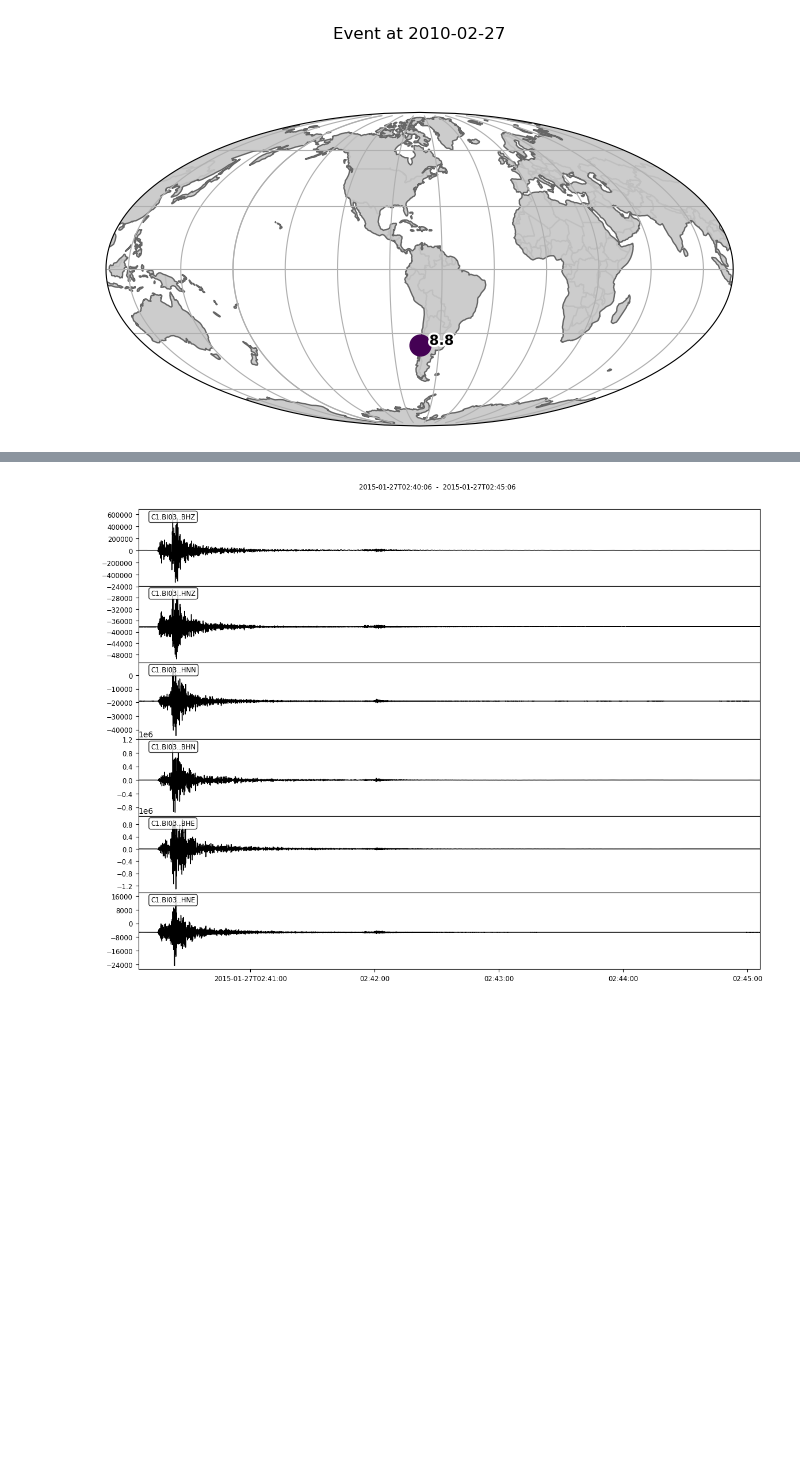
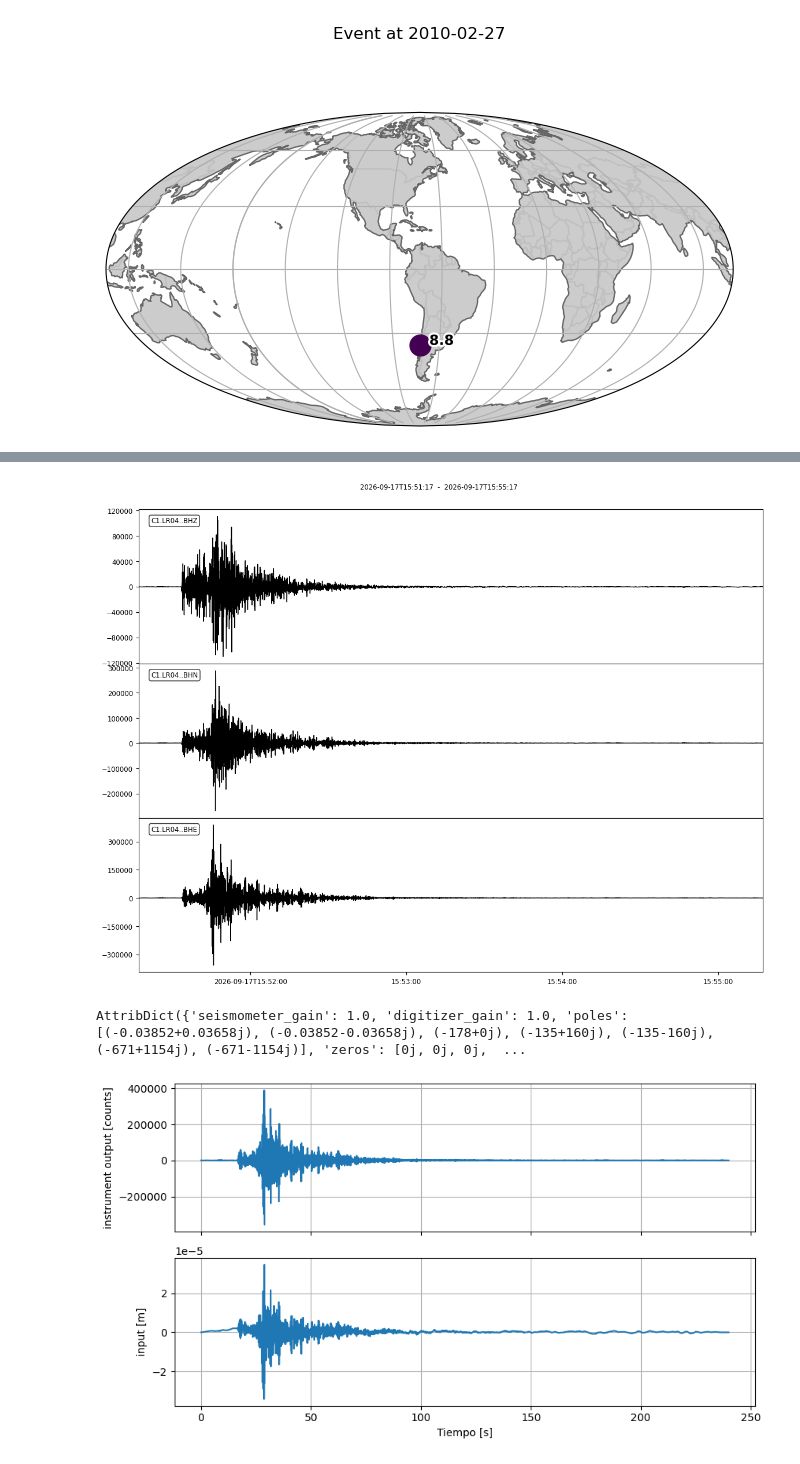
Before and after one commit to CristopherSanchezA/Geofisica-Python, a Jupyter notebook: Análisis_Datos_Sismológicos/ADS_P_02.ipynb, the cells around one changed output, grey strips where cells are left out. Drawn from its saved outputs; the diff is of its cells as text; code cells hidden in the pictures; blank space fills up the shorter version.

```diff
--- a/Análisis_Datos_Sismológicos/ADS_P_02.ipynb
+++ b/Análisis_Datos_Sismológicos/ADS_P_02.ipynb
@@ -82,12 +79,49 @@ out = catalogo.plot()
 # %%
 from obspy import UTCDateTime
 from obspy.clients.fdsn import Client
+from obspy import Trace, UTCDateTime
+import matplotlib.pyplot as plt
+from obspy.io.sac.sacpz import attach_paz
 client = Client("IRIS") # IRIS para obtener datos de estaciones sísmicas de todo el mundo
 
-t = UTCDateTime("2015-01-27T02:40:06")
+t = UTCDateTime("2026-09-17T15:51:17")
 
-st = client.get_waveforms("C1", "BI03", "*", "BH?,HN?", t, t + 300)
+st = client.get_waveforms("C1", "LR04", "*", "BH?", t, t + 180)
 
 f3 = st.plot(equal_scale=False, size=(1200, 900), number_of_ticks=5, show_y_UTC_label=True)
+
+pz_file = "C1_LR04_BHE.PZs.txt"
+
+# 1. Selecciona únicamente la componente a la que corresponde el archivo (BHE)
+tr_e = st.select(channel="BHE")[0]
+
+attach_paz(tr_e, paz_file=pz_file)     # generar tr.stats.paz desde
+paz = tr_e.stats.paz                   # poles, zeros, ganancia
+print(paz)
+
+#tr_instr = tr_e.copy().simulate(paz_remove=paz) #Genera una tr.stats.paz con polos y ceros de la respuesta del instrumento pero irreal, por lo que no se puede usar para simular la señal de entrada.
+
+tr_corregida = tr_e.copy()
+
+# Eliminar nivel continuo (offset DC) y tendencia lineal
+tr_corregida.detrend(type="demean")
+tr_corregida.detrend(type="linear")
+
+# Atenuación cosenoidal en los bordes para evitar artefactos FFT
+tr_corregida.taper(max_percentage=0.05, type="cosine")
+
+# Pre-filtro (f1, f2, f3, f4 en Hz) para estabilizar la deconvolución
+pre_filt = (0.01, 0.02, 10.0, 20.0)
+tr_corregida.simulate(paz_remove=paz, pre_filt=pre_filt, water_level=60.0)
+
+fig, (ax1, ax2) = plt.subplots(2, 1, sharex=True, figsize=(9,5))
+tt = tr_e.times(reftime=tr_e.stats.starttime)
+
+ax1.plot(tt, tr_e.data);      ax1.set_ylabel("instrument output [counts]")
+ax2.plot(tt, tr_corregida.data); ax2.set_ylabel("input [m]")
+ax2.set_xlabel("Tiempo [s]")
+ax1.grid(True); ax2.grid(True); fig.tight_layout()
 # %% [output]
-[figure, old version]
+[figure, new version]
+AttribDict({'seismometer_gain': 1.0, 'digitizer_gain': 1.0, 'poles': [(-0.03852+0.03658j), (-0.03852-0.03658j), (-178+0j), (-135+160j), (-135-160j), (-671+1154j), (-671-1154j)], 'zeros': [0j, 0j, 0j,  ...
+[figure, added]
```
Also changed, not shown: parts of 2 cells of this notebook, 18 other files.
